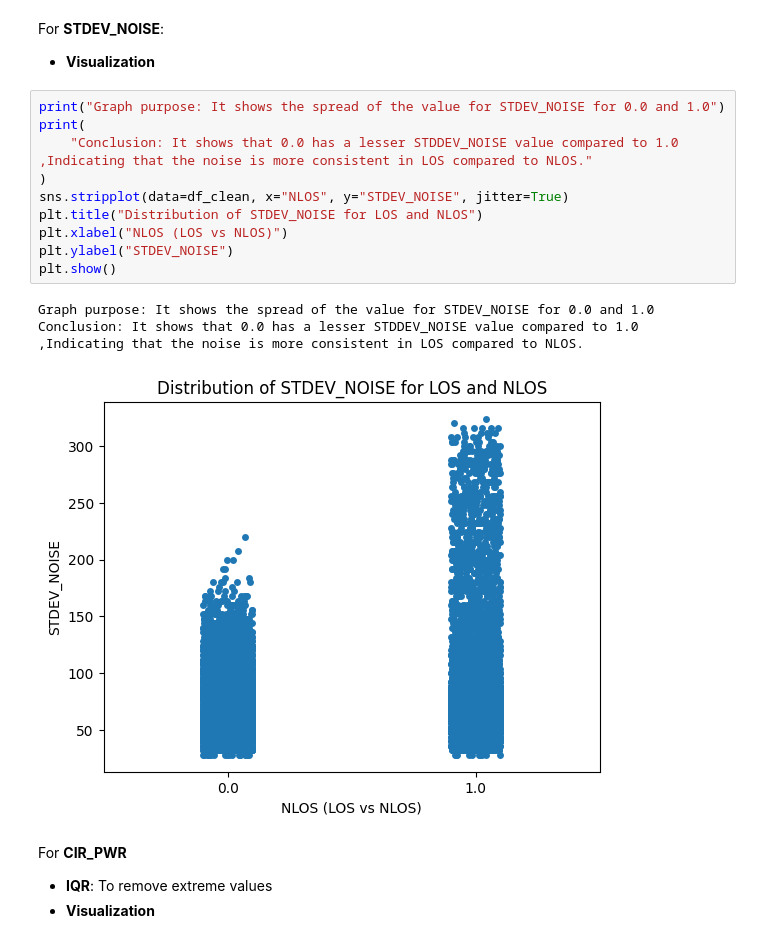
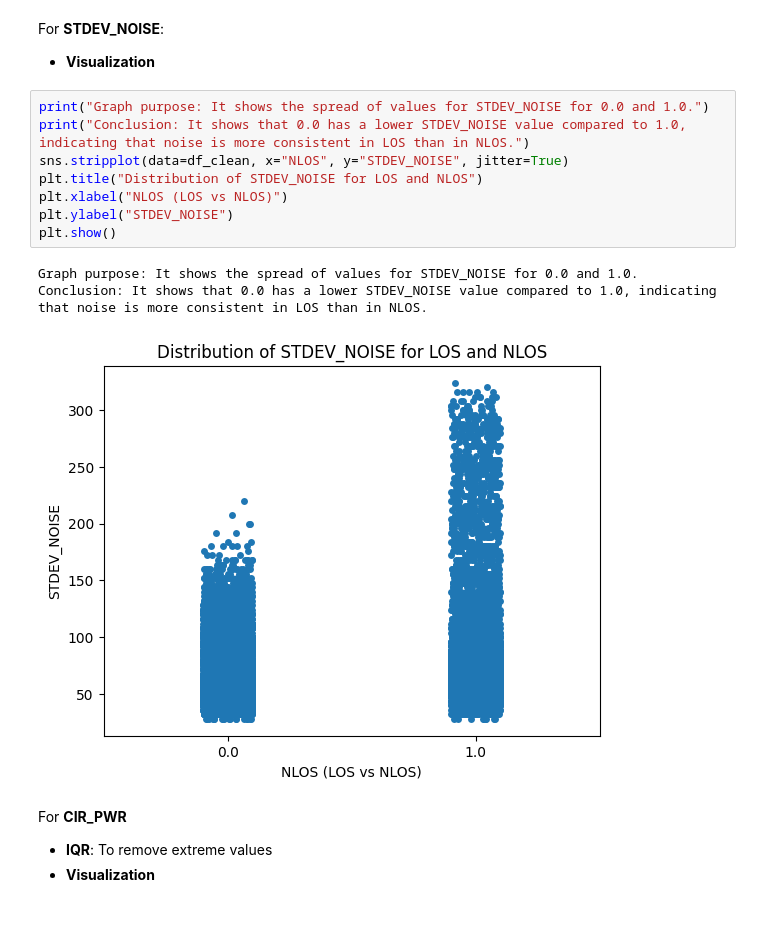
Before and after one commit to janaveniice/UoG-DA_Group17, a Jupyter notebook: los-nlos-model/model.ipynb, the cells around one changed output. Saved outputs shown, nothing was run; the diff lists cells and outputs as text.

```diff
--- a/los-nlos-model/model.ipynb
+++ b/los-nlos-model/model.ipynb
@@ -379,19 +384,17 @@ Conclusion: FP_AMP1, FP_AMP2, and FP_AMP3 have similar ranges simlar spread and
 For **STDEV_NOISE**:
 - **Visualization**
 # %%
-print("Graph purpose: It shows the spread of the value for STDEV_NOISE for 0.0 and 1.0")
-print(
-    "Conclusion: It shows that 0.0 has a lesser STDDEV_NOISE value compared to 1.0 ,Indicating that the noise is more consistent in LOS compared to NLOS."
-)
+print("Graph purpose: It shows the spread of values for STDEV_NOISE for 0.0 and 1.0.")
+print("Conclusion: It shows that 0.0 has a lower STDEV_NOISE value compared to 1.0, indicating that noise is more consistent in LOS than in NLOS.")
 sns.stripplot(data=df_clean, x="NLOS", y="STDEV_NOISE", jitter=True)
 plt.title("Distribution of STDEV_NOISE for LOS and NLOS")
 plt.xlabel("NLOS (LOS vs NLOS)")
 plt.ylabel("STDEV_NOISE")
 plt.show()
 # %% [output]
-Graph purpose: It shows the spread of the value for STDEV_NOISE for 0.0 and 1.0
-Conclusion: It shows that 0.0 has a lesser STDDEV_NOISE value compared to 1.0 ,Indicating that the noise is more consistent in LOS compared to NLOS.
+Graph purpose: It shows the spread of values for STDEV_NOISE for 0.0 and 1.0.
+Conclusion: It shows that 0.0 has a lower STDEV_NOISE value compared to 1.0, indicating that noise is more consistent in LOS than in NLOS.
-[figure, old version]
+[figure, new version]
 # %% [markdown]
 For **CIR_PWR**
 - **IQR**: To remove extreme values
```
Also changed, not shown: parts of 5 cells of this notebook.
